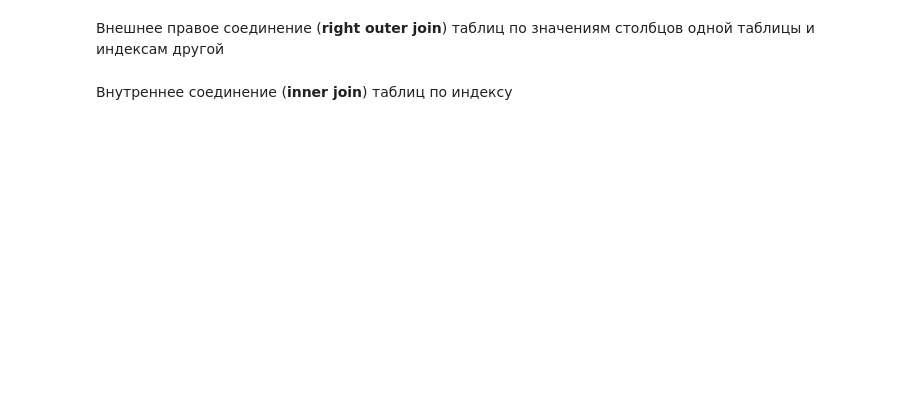
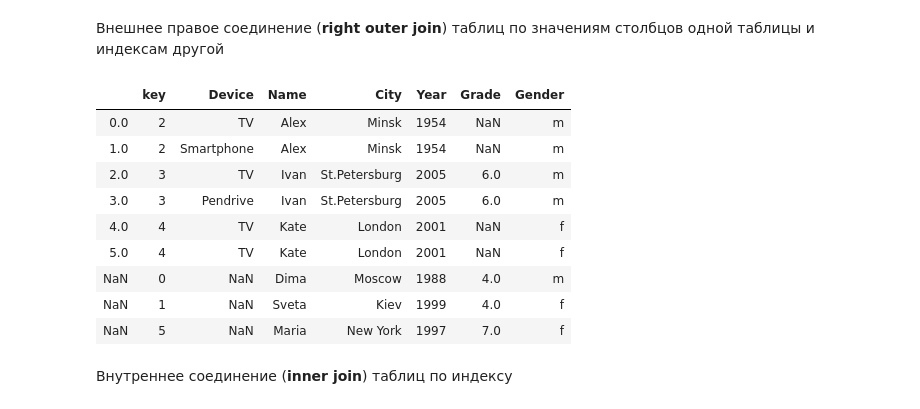
Before and after one commit to MLMethods/Practice, a Jupyter notebook: notebooks/C2_Pandas.ipynb, the cells around one changed output. Cells and saved outputs as stored; diff of their text form; code cells hidden in the pictures; blank space fills up the shorter version.

```diff
--- a/notebooks/C2_Pandas.ipynb
+++ b/notebooks/C2_Pandas.ipynb
@@ -881,8 +1226,19 @@ df3
 # %% [markdown]
 <p>Внешнее правое соединение (<b>right outer join</b>) таблиц по значениям столбцов одной таблицы и индексам другой</p>
 # %%
-df3 = dfLeft.join(df, on = "key", how = "right")
+df3 = df_left.join(df, on="key", how="right")
 df3
+# %% [output]
+|  | key | Device | Name | City | Year | Grade | Gender |
+| 0.0 | 2 | TV | Alex | Minsk | 1954 | NaN | m |
+| 1.0 | 2 | Smartphone | Alex | Minsk | 1954 | NaN | m |
+| 2.0 | 3 | TV | Ivan | St.Petersburg | 2005 | 6.0 | m |
+| 3.0 | 3 | Pendrive | Ivan | St.Petersburg | 2005 | 6.0 | m |
+| 4.0 | 4 | TV | Kate | London | 2001 | NaN | f |
+| 5.0 | 4 | TV | Kate | London | 2001 | NaN | f |
+| NaN | 0 | NaN | Dima | Moscow | 1988 | 4.0 | m |
+| NaN | 1 | NaN | Sveta | Kiev | 1999 | 4.0 | f |
+| NaN | 5 | NaN | Maria | New York | 1997 | 7.0 | f |
 # %% [markdown]
 <p>Внутреннее соединение (<b>inner join</b>) таблиц по индексу</p>
 # %%
```
Also changed, not shown: parts of 203 cells of this notebook, 10 other files.
